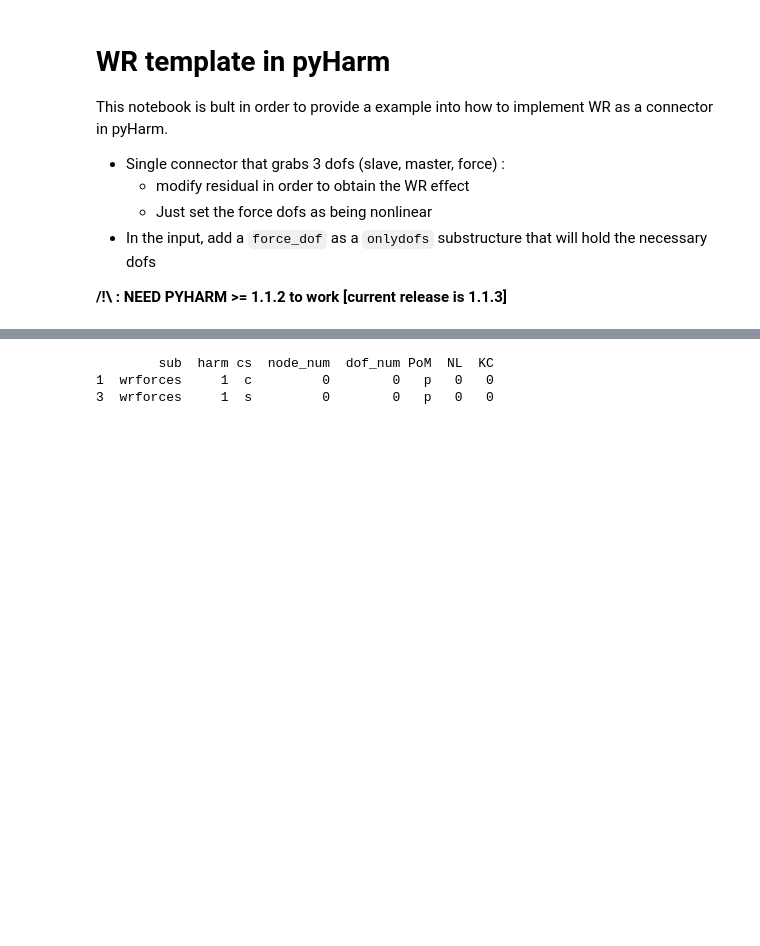
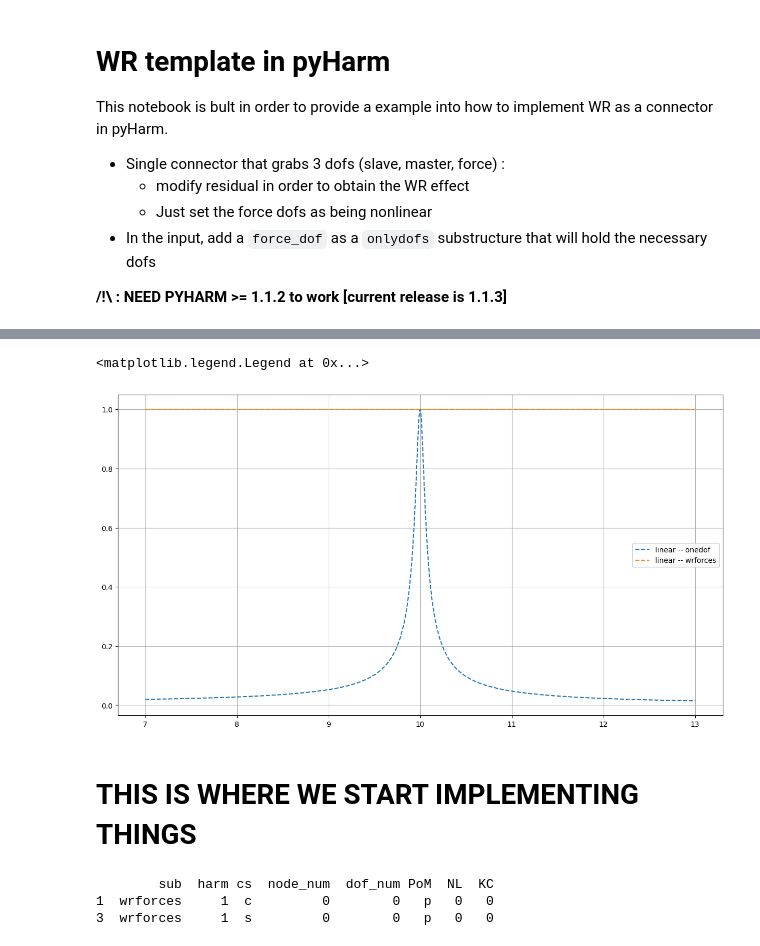
Before and after one commit to mlegr/Benchmark, a Jupyter notebook: WR_Template.ipynb, the cells around one changed output, grey strips where cells are left out. Drawn from its saved outputs; the diff is of its cells as text; code cells hidden in the pictures; blank space fills up the shorter version.

```diff
--- a/WR_Template.ipynb
+++ b/WR_Template.ipynb
@@ -83,3 +133,26 @@ test_sys.edf # this shows what dofs are in your system !
+# %%
+from HelperFunctions import get_frf, prep_fig
+
+dofpost = dict(
+    onedof = dict(sub='onedof', node=0, direction=0),
+    wrforces = dict(sub='wrforces', node=0, direction=0),
+)
+for key, values in dofpost.items() :
+    dofpost[key]['frf_linear'] = get_frf(M=L, **values)
+
+fig,ax = prep_fig()
+for key, values in dofpost.items() :
+    ax.plot(
+        *dofpost[key]['frf_linear'],
+        label=f"linear -- {key}",
+        linestyle='--'
+    )
+ax.legend()
+# %% [output]
+<matplotlib.legend.Legend at 0x...>
+[figure, added]
+# %% [markdown]
+# THIS IS WHERE WE START IMPLEMENTING THINGS
 # %%
 # buid the new connector that does ... whatever but takes 3dofs using the grabbers
 from pyHarm.DofGrabber import dof_grabber
```
Also changed, not shown: parts of 7 cells of this notebook, 2 other files.
